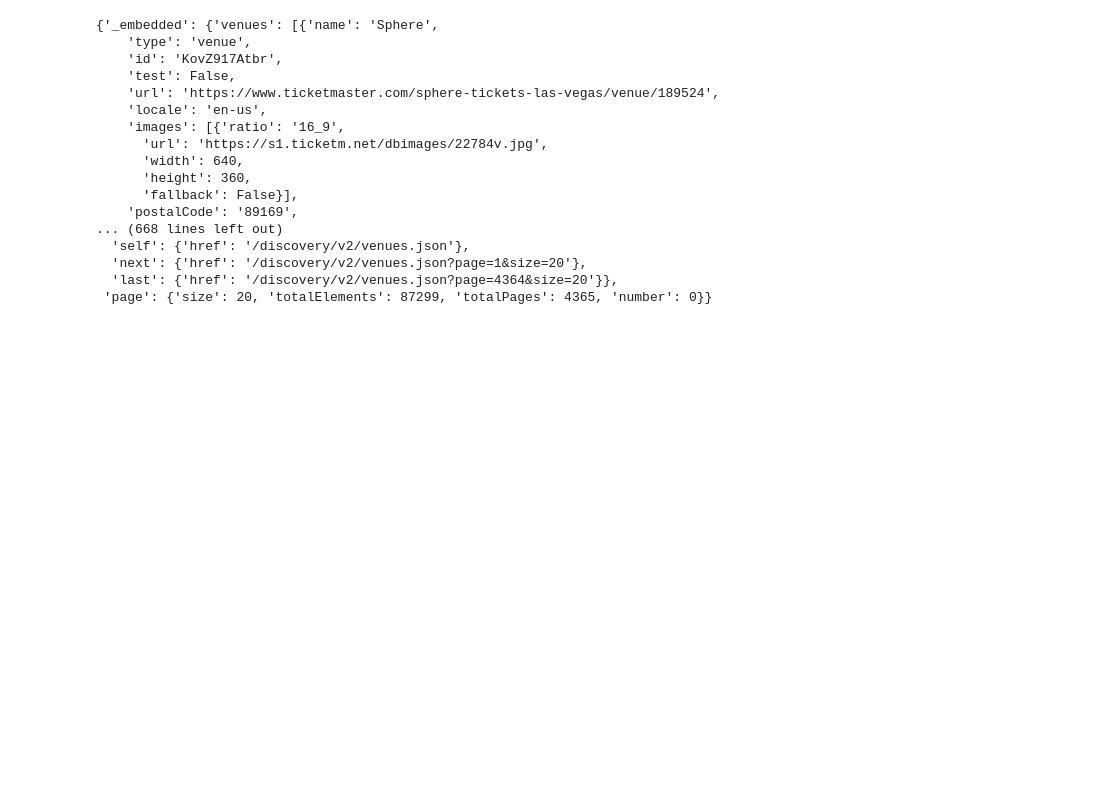
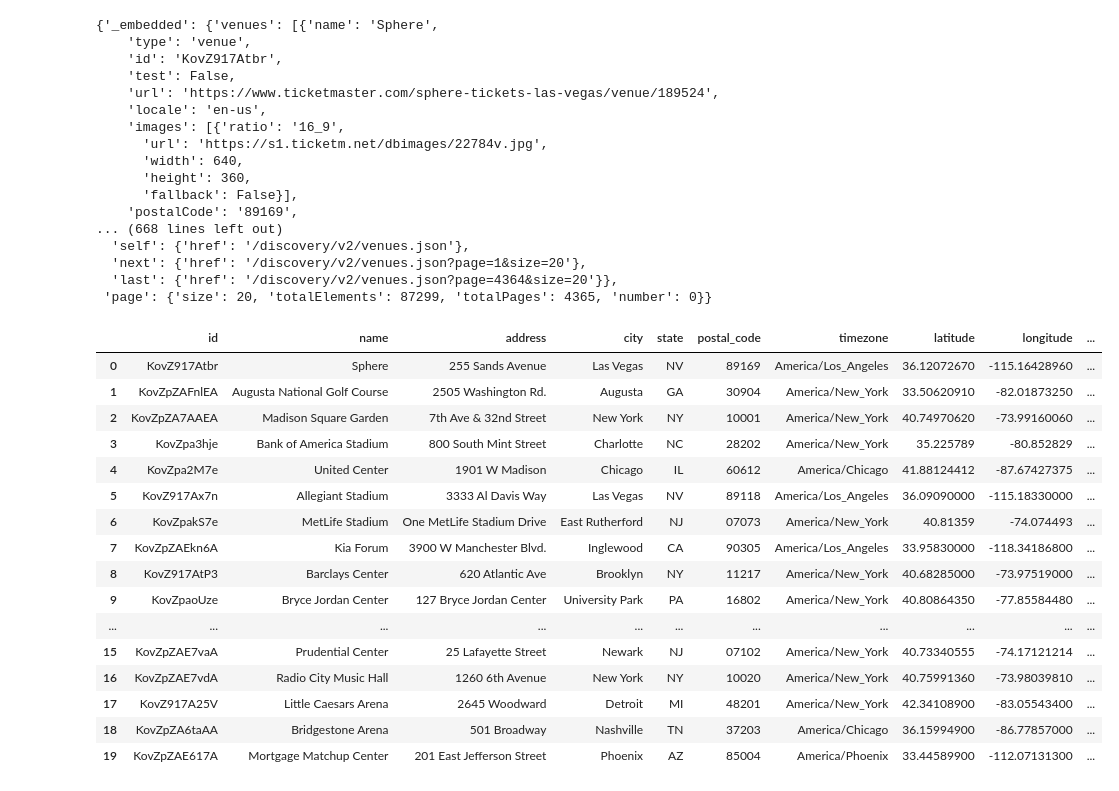
Before and after one commit to peytonmlee/STA141B-Project, a Jupyter notebook: proj.ipynb, the cells around one changed output. Drawn from its saved outputs; the diff is of its cells as text; code cells hidden in the pictures; blank space fills up the shorter version.

```diff
--- a/proj.ipynb
+++ b/proj.ipynb
@@ -49,3 +50,39 @@ test_data
   'next': {'href': '/discovery/v2/venues.json?page=1&size=20'},
   'last': {'href': '/discovery/v2/venues.json?page=4364&size=20'}},
  'page': {'size': 20, 'totalElements': 87299, 'totalPages': 4365, 'number': 0}}
+# %%
+venues = test_data['_embedded']['venues']
+
+df = pd.DataFrame([{
+    'id': v.get('id'),
+    'name': v.get('name'),
+    'address': v.get('address', {}).get('line1'),
+    'city': v.get('city', {}).get('name'),
+    'state': v.get('state', {}).get('stateCode'),
+    'postal_code': v.get('postalCode'),
+    'timezone': v.get('timezone'),
+    'latitude': v.get('location', {}).get('latitude'),
+    'longitude': v.get('location', {}).get('longitude'),
+    'upcoming_events_total': v.get('upcomingEvents', {}).get('_total'),
+    'url': v.get('url'),
+} for v in venues])
+
+df
+# %% [output]
+|  | id | name | address | city | state | postal_code | timezone | latitude | longitude | ... |
+| 0 | KovZ917Atbr | Sphere | 255 Sands Avenue | Las Vegas | NV | 89169 | America/Los_Angeles | 36.12072670 | -115.16428960 | ... |
+| 1 | KovZpZAFnlEA | Augusta National Golf Course | 2505 Washington Rd. | Augusta | GA | 30904 | America/New_York | 33.50620910 | -82.01873250 | ... |
+| 2 | KovZpZA7AAEA | Madison Square Garden | 7th Ave & 32nd Street | New York | NY | 10001 | America/New_York | 40.74970620 | -73.99160060 | ... |
+| 3 | KovZpa3hje | Bank of America Stadium | 800 South Mint Street | Charlotte | NC | 28202 | America/New_York | 35.225789 | -80.852829 | ... |
+| 4 | KovZpa2M7e | United Center | 1901 W Madison | Chicago | IL | 60612 | America/Chicago | 41.88124412 | -87.67427375 | ... |
+| 5 | KovZ917Ax7n | Allegiant Stadium | 3333 Al Davis Way | Las Vegas | NV | 89118 | America/Los_Angeles | 36.09090000 | -115.18330000 | ... |
+| 6 | KovZpakS7e | MetLife Stadium | One MetLife Stadium Drive | East Rutherford | NJ | 07073 | America/New_York | 40.81359 | -74.074493 | ... |
+| 7 | KovZpZAEkn6A | Kia Forum | 3900 W Manchester Blvd. | Inglewood | CA | 90305 | America/Los_Angeles | 33.95830000 | -118.34186800 | ... |
+| 8 | KovZ917AtP3 | Barclays Center | 620 Atlantic Ave | Brooklyn | NY | 11217 | America/New_York | 40.68285000 | -73.97519000 | ... |
+| 9 | KovZpaoUze | Bryce Jordan Center | 127 Bryce Jordan Center | University Park | PA | 16802 | America/New_York | 40.80864350 | -77.85584480 | ... |
+| ... | ... | ... | ... | ... | ... | ... | ... | ... | ... | ... |
+| 15 | KovZpZAE7vaA | Prudential Center | 25 Lafayette Street | Newark | NJ | 07102 | America/New_York | 40.73340555 | -74.17121214 | ... |
+| 16 | KovZpZAE7vdA | Radio City Music Hall | 1260 6th Avenue | New York | NY | 10020 | America/New_York | 40.75991360 | -73.98039810 | ... |
+| 17 | KovZ917A25V | Little Caesars Arena | 2645 Woodward | Detroit | MI | 48201 | America/New_York | 42.34108900 | -83.05543400 | ... |
+| 18 | KovZpZA6taAA | Bridgestone Arena | 501 Broadway | Nashville | TN | 37203 | America/Chicago | 36.15994900 | -86.77857000 | ... |
+| 19 | KovZpZAE617A | Mortgage Matchup Center | 201 East Jefferson Street | Phoenix | AZ | 85004 | America/Phoenix | 33.44589900 | -112.07131300 | ... |
```
Also changed, not shown: parts of 4 cells of this notebook.
